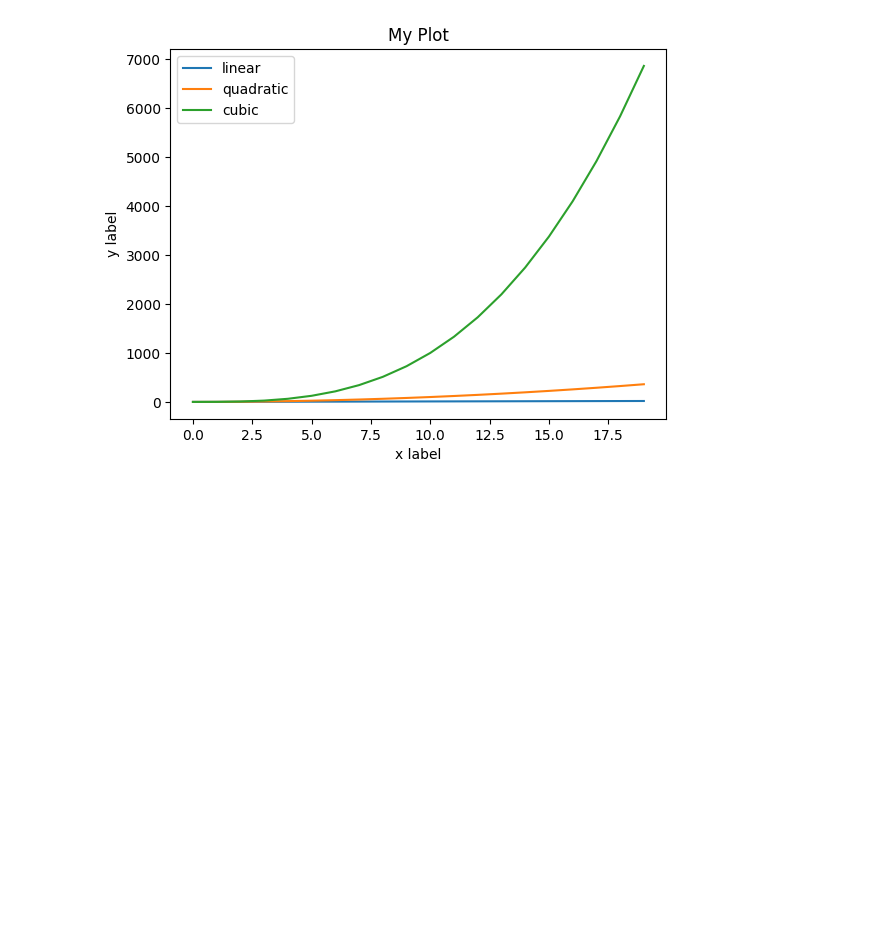
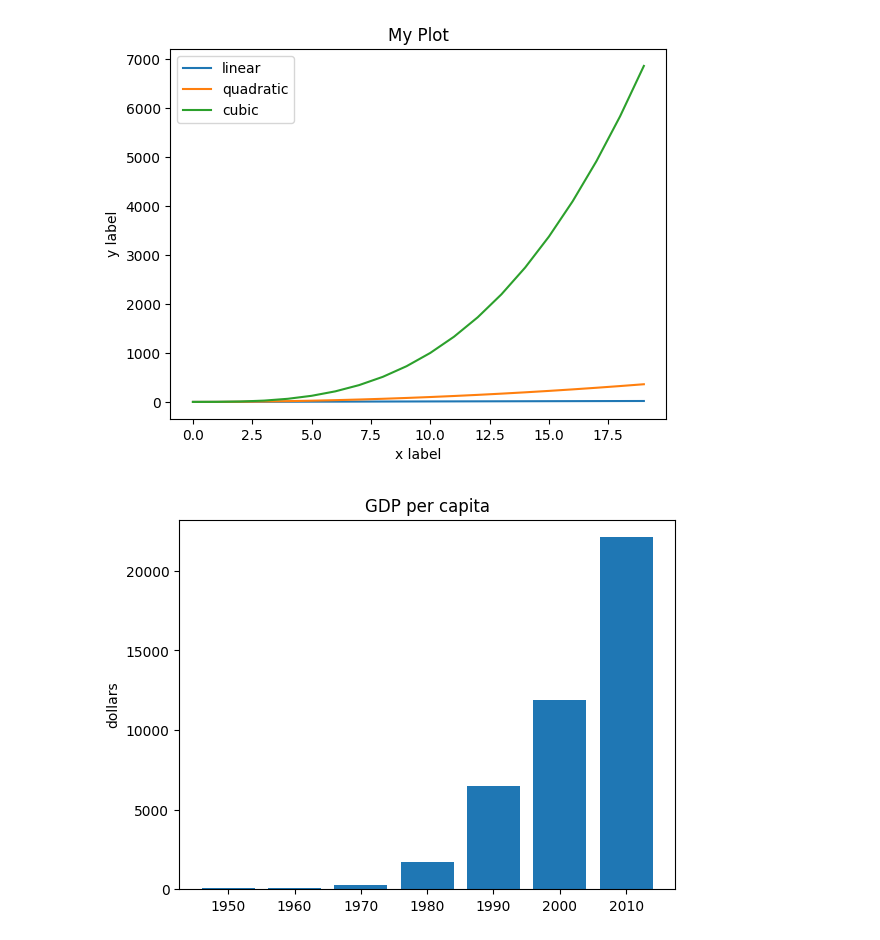
Before and after one commit to wamong/DMU-JMJ, a Jupyter notebook: 1학년2학기/교양파이썬/11주차/py_week11.ipynb, the cells around one changed output. Drawn from its saved outputs; the diff is of its cells as text; code cells hidden in the pictures; blank space fills up the shorter version.

```diff
--- a/1학년2학기/교양파이썬/11주차/py_week11.ipynb
+++ b/1학년2학기/교양파이썬/11주차/py_week11.ipynb
@@ -47,3 +47,19 @@ plt.savefig('cubic.png', dpi=600) # png 이미지로 저장 가능
 plt.show()
 # %% [output]
 [figure]
+# %%
+# 1인당 국민소득
+years = [1950, 1960, 1970, 1980, 1990, 2000, 2010]
+gdp = [67.0, 80.0, 257.0, 1686.0, 6506, 11865.3, 22105.3]
+
+plt.bar(range(len(years)), gdp)
+
+plt.title("GDP per capita")         # 제목을 설정한다.
+plt.ylabel('dollars')               # y축에 레이블을 붙인다.
+
+# x 축에 틱을 붙인다.
+plt.xticks(range(len(years)), years)
+plt.savefig('capita.png', dpi=600)
+plt.show()
+# %% [output]
+[figure, added]
```
Also changed, not shown: parts of 1 cell of this notebook, 1 other file.
